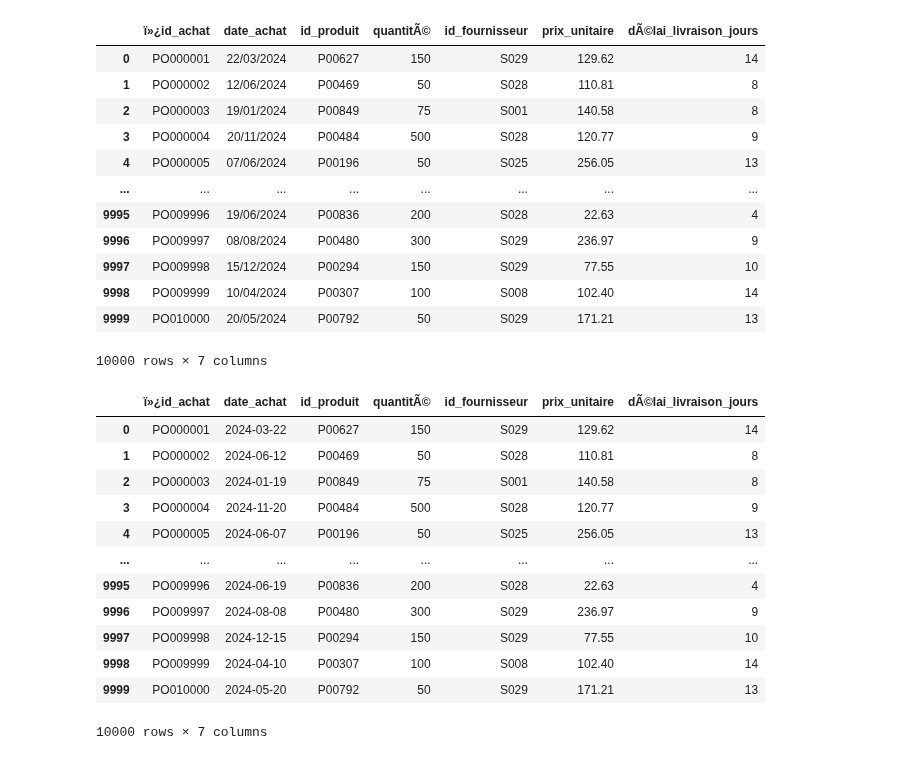
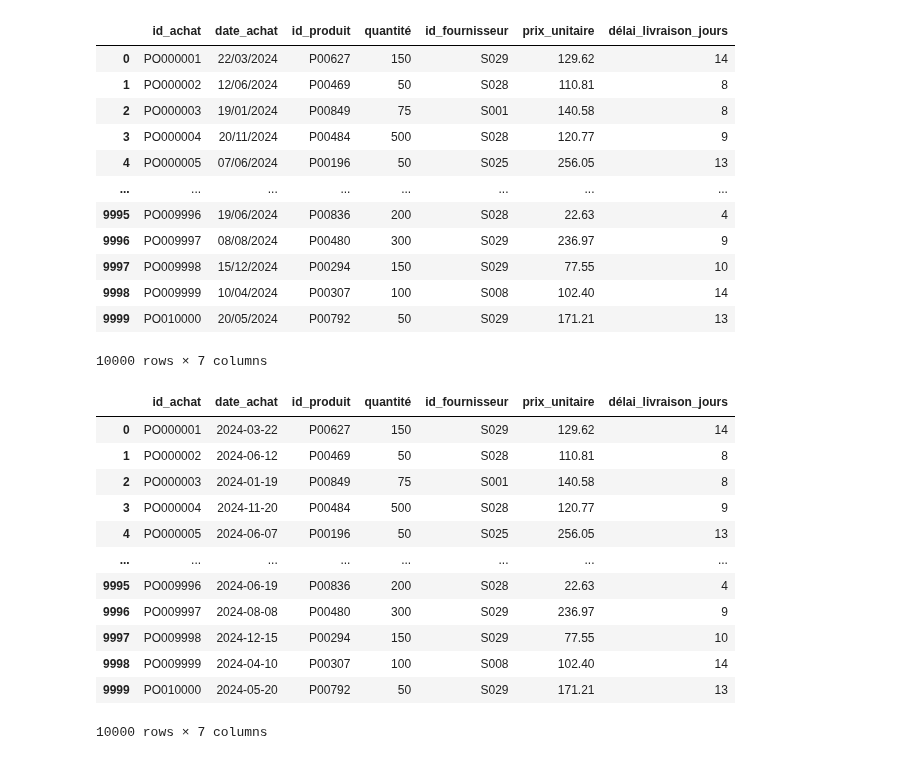
Before and after one commit to Fanaingamampiandra/Projet_Supply_chain, a Jupyter notebook: code/Analyse achat.ipynb, the cells around one changed output. Drawn from its saved outputs; the diff is of its cells as text; code cells hidden in the pictures.

```diff
--- a/code/Analyse achat.ipynb
+++ b/code/Analyse achat.ipynb
@@ -3,10 +3,10 @@ import pandas as pd
 import matplotlib.pyplot as plt
 # %%
 # Chargement du fichier CSV
-df = pd.read_csv("../base/achatsV2.csv", encoding="ISO-8859-1", sep=';')
+df = pd.read_csv("../base/achatsV2.csv", sep=';')
 df
 # %% [output]
-|  | ï»¿id_achat | date_achat | id_produit | quantitÃ© | id_fournisseur | prix_unitaire | dÃ©lai_livraison_jours |
+|  | id_achat | date_achat | id_produit | quantité | id_fournisseur | prix_unitaire | délai_livraison_jours |
 | 0 | PO000001 | 22/03/2024 | P00627 | 150 | S029 | 129.62 | 14 |
 | 1 | PO000002 | 12/06/2024 | P00469 | 50 | S028 | 110.81 | 8 |
 | 2 | PO000003 | 19/01/2024 | P00849 | 75 | S001 | 140.58 | 8 |
@@ -24,7 +24,7 @@ df
 df['date_achat'] = pd.to_datetime(df['date_achat'], dayfirst=True)
 df
 # %% [output]
-|  | ï»¿id_achat | date_achat | id_produit | quantitÃ© | id_fournisseur | prix_unitaire | dÃ©lai_livraison_jours |
+|  | id_achat | date_achat | id_produit | quantité | id_fournisseur | prix_unitaire | délai_livraison_jours |
 | 0 | PO000001 | 2024-03-22 | P00627 | 150 | S029 | 129.62 | 14 |
 | 1 | PO000002 | 2024-06-12 | P00469 | 50 | S028 | 110.81 | 8 |
 | 2 | PO000003 | 2024-01-19 | P00849 | 75 | S001 | 140.58 | 8 |
```
Also changed, not shown: parts of 16 cells of this notebook.
